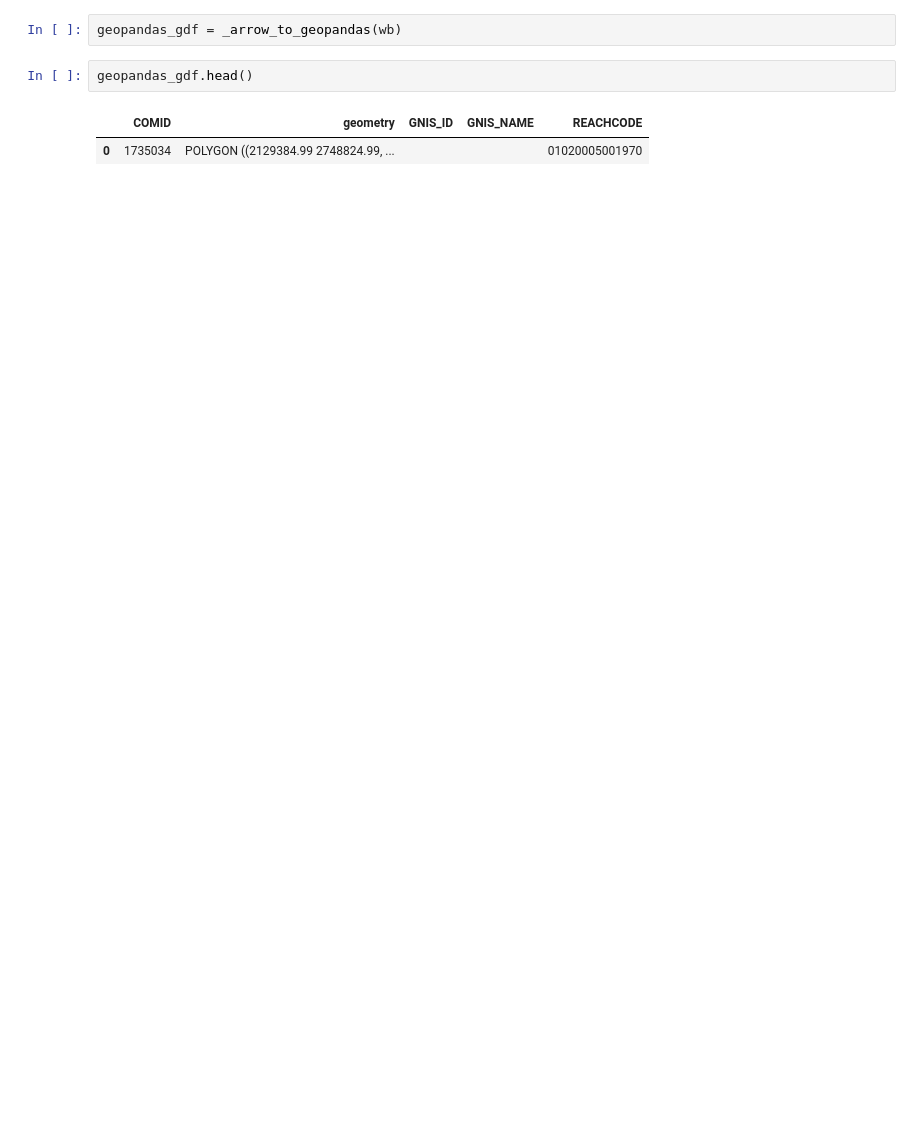
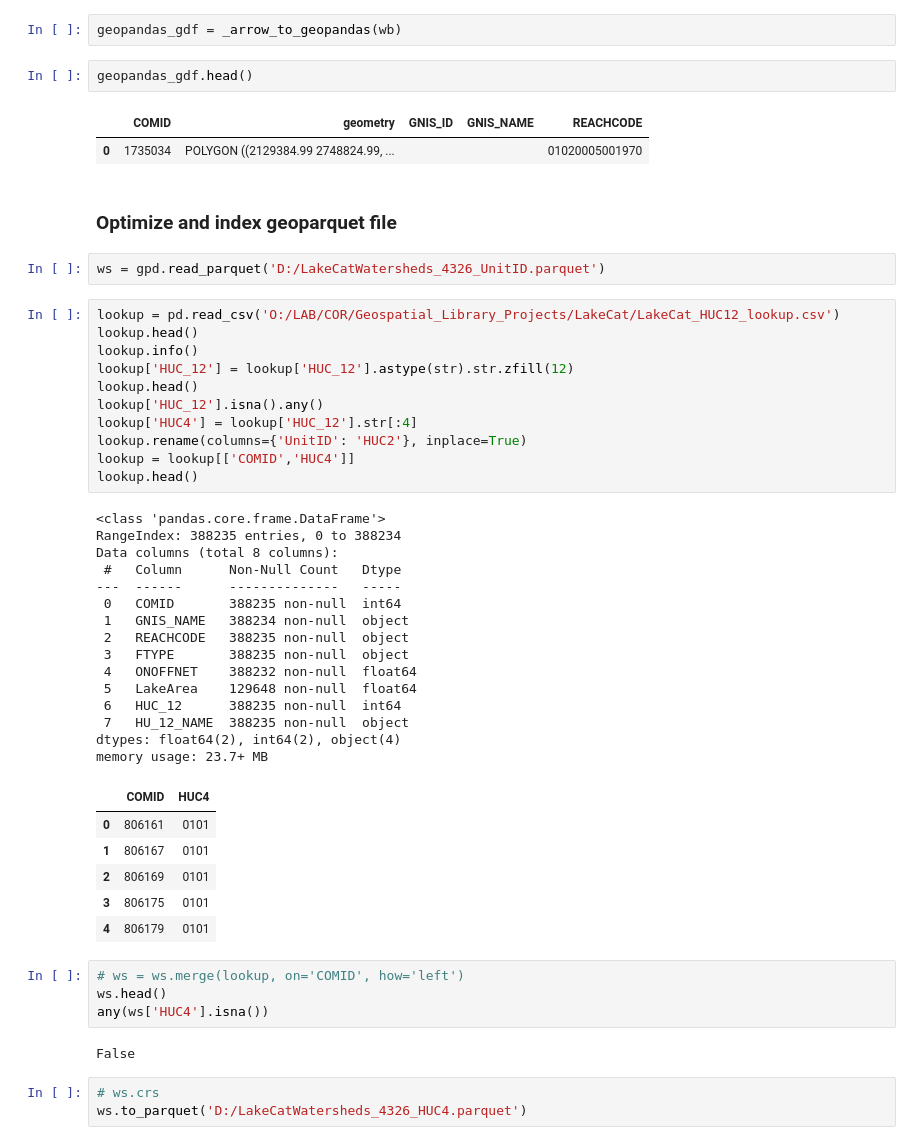
Before and after one commit to USEPA/LakeCat, a Jupyter notebook: LakeCatGeoParquet.ipynb, the cells around one changed output. Drawn from its saved outputs; the diff is of its cells as text; blank space fills up the shorter version.

```diff
--- a/LakeCatGeoParquet.ipynb
+++ b/LakeCatGeoParquet.ipynb
@@ -125,3 +116,49 @@ geopandas_gdf.head()
 # %% [output]
 |  | COMID | geometry | GNIS_ID | GNIS_NAME | REACHCODE |
 | 0 | 1735034 | POLYGON ((2129384.99 2748824.99, ... |  |  | 01020005001970 |
+# %% [markdown]
+### Optimize and index geoparquet file
+# %%
+ws = gpd.read_parquet('D:/LakeCatWatersheds_4326_UnitID.parquet')
+# %%
+lookup = pd.read_csv('O:/LAB/COR/Geospatial_Library_Projects/LakeCat/LakeCat_HUC12_lookup.csv')
+lookup.head()
+lookup.info()
+lookup['HUC_12'] = lookup['HUC_12'].astype(str).str.zfill(12)
+lookup.head()
+lookup['HUC_12'].isna().any()
+lookup['HUC4'] = lookup['HUC_12'].str[:4]
+lookup.rename(columns={'UnitID': 'HUC2'}, inplace=True)
+lookup = lookup[['COMID','HUC4']]
+lookup.head()
+# %% [output]
+<class 'pandas.core.frame.DataFrame'>
+RangeIndex: 388235 entries, 0 to 388234
+Data columns (total 8 columns):
+ #   Column      Non-Null Count   Dtype
+---  ------      --------------   -----
+ 0   COMID       388235 non-null  int64
+ 1   GNIS_NAME   388234 non-null  object
+ 2   REACHCODE   388235 non-null  object
+ 3   FTYPE       388235 non-null  object
+ 4   ONOFFNET    388232 non-null  float64
+ 5   LakeArea    129648 non-null  float64
+ 6   HUC_12      388235 non-null  int64
+ 7   HU_12_NAME  388235 non-null  object
+dtypes: float64(2), int64(2), object(4)
+memory usage: 23.7+ MB
+|  | COMID | HUC4 |
+| 0 | 806161 | 0101 |
+| 1 | 806167 | 0101 |
+| 2 | 806169 | 0101 |
+| 3 | 806175 | 0101 |
+| 4 | 806179 | 0101 |
+# %%
+# ws = ws.merge(lookup, on='COMID', how='left')
+ws.head()
+any(ws['HUC4'].isna())
+# %% [output]
+False
+# %%
+# ws.crs
+ws.to_parquet('D:/LakeCatWatersheds_4326_HUC4.parquet')
```
Also changed, not shown: parts of 16 cells of this notebook.
